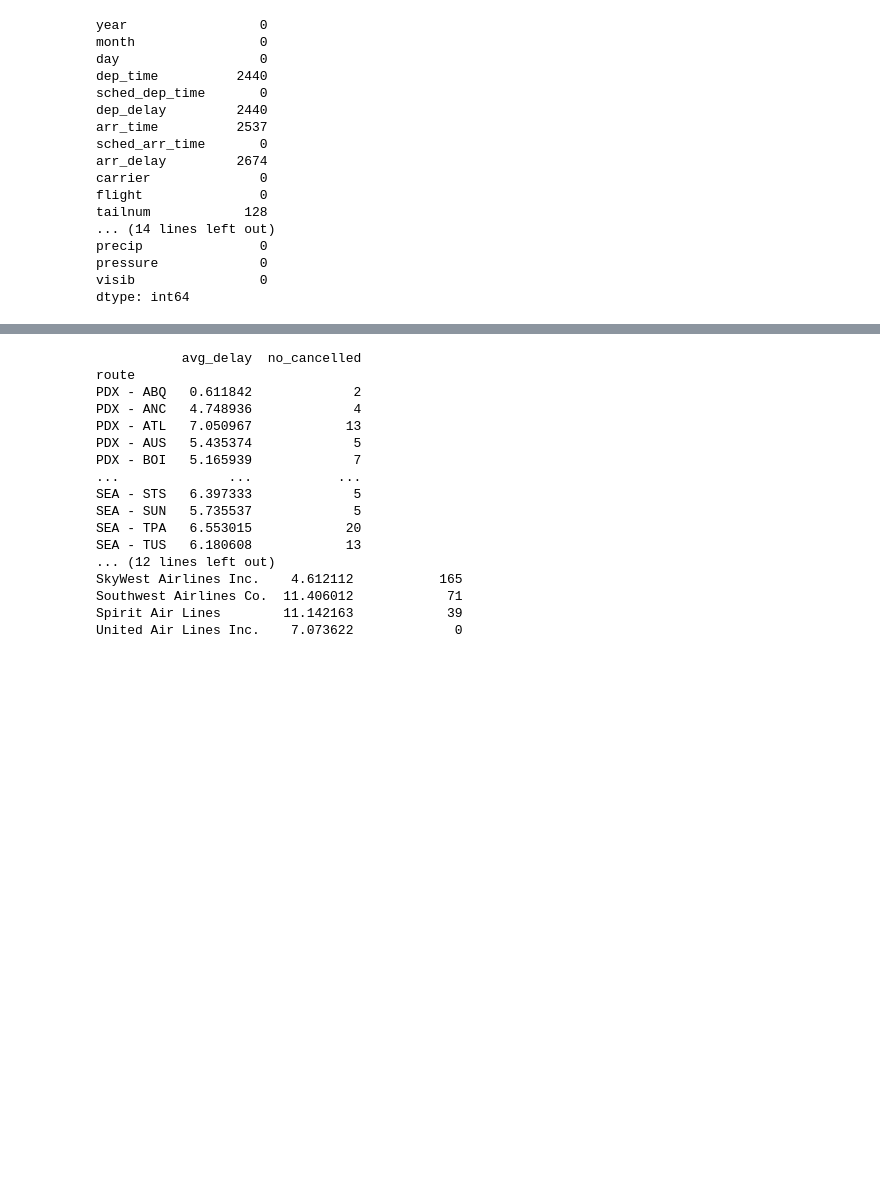
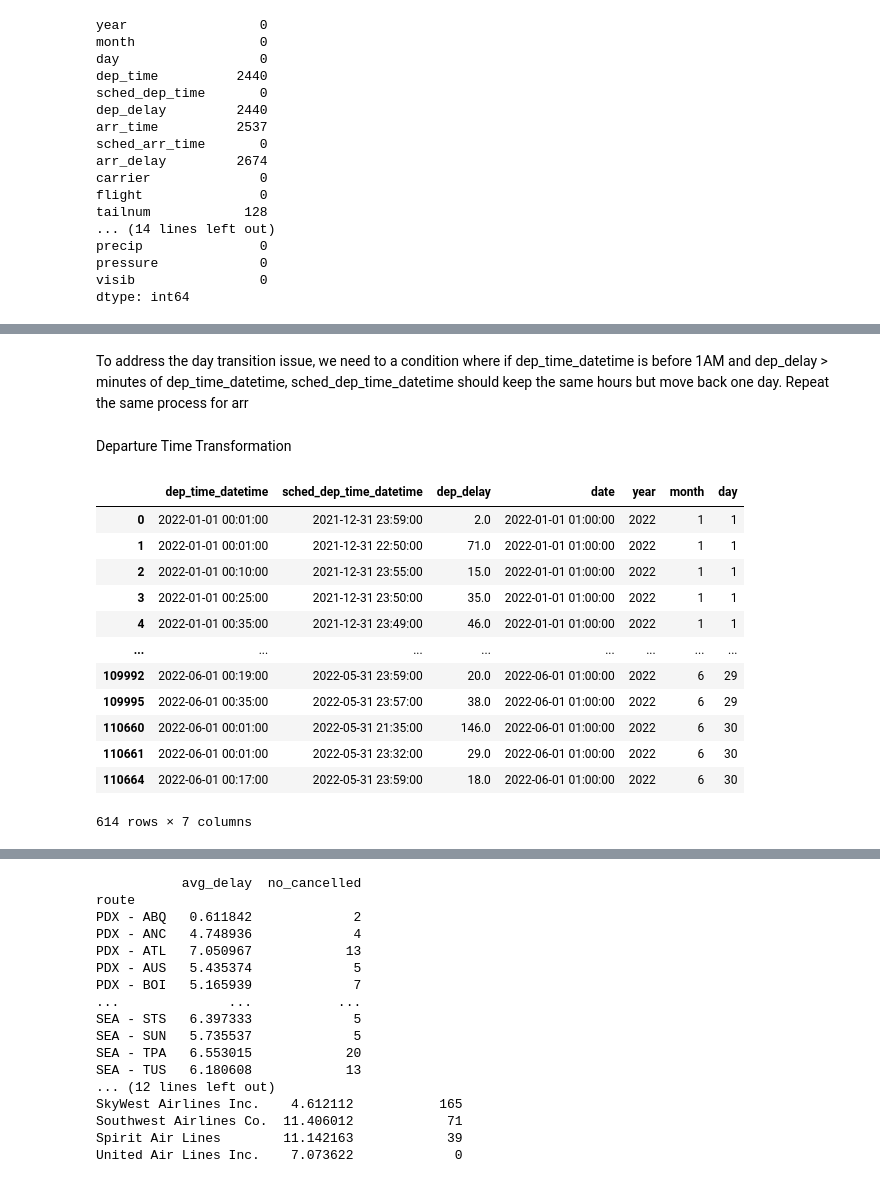
Before and after one commit to hdangle31/DS-Machine-Learning-Flights-2022, a Jupyter notebook: Flights_Project.ipynb, the cells around one changed output, grey strips where cells are left out. Drawn from its saved outputs; the diff is of its cells as text; code cells hidden in the pictures; blank space fills up the shorter version.

Commit message:
time transformation

```diff
--- a/Flights_Project.ipynb
+++ b/Flights_Project.ipynb
@@ -122,0 +331,2 @@ df
+# %% [markdown]
+To address the day transition issue, we need to a condition where if dep_time_datetime is before 1AM and dep_delay > minutes of dep_time_datetime, sched_dep_time_datetime should keep the same hours but move back one day. Repeat the same process for arr
@@ -122,0 +341,18 @@ df
+# %% [markdown]
+Departure Time Transformation
+# %%
+df[(df['dep_time_datetime'].dt.hour < 1) & (df['dep_delay'] > df['dep_time_datetime'].dt.minute)][['dep_time_datetime', 'sched_dep_time_datetime', 'dep_delay', 'date', 'year', 'month', 'day']]
+# %% [output]
+|  | dep_time_datetime | sched_dep_time_datetime | dep_delay | date | year | month | day |
+| 0 | 2022-01-01 00:01:00 | 2021-12-31 23:59:00 | 2.0 | 2022-01-01 01:00:00 | 2022 | 1 | 1 |
+| 1 | 2022-01-01 00:01:00 | 2021-12-31 22:50:00 | 71.0 | 2022-01-01 01:00:00 | 2022 | 1 | 1 |
+| 2 | 2022-01-01 00:10:00 | 2021-12-31 23:55:00 | 15.0 | 2022-01-01 01:00:00 | 2022 | 1 | 1 |
+| 3 | 2022-01-01 00:25:00 | 2021-12-31 23:50:00 | 35.0 | 2022-01-01 01:00:00 | 2022 | 1 | 1 |
+| 4 | 2022-01-01 00:35:00 | 2021-12-31 23:49:00 | 46.0 | 2022-01-01 01:00:00 | 2022 | 1 | 1 |
+| ... | ... | ... | ... | ... | ... | ... | ... |
+| 109992 | 2022-06-01 00:19:00 | 2022-05-31 23:59:00 | 20.0 | 2022-06-01 01:00:00 | 2022 | 6 | 29 |
+| 109995 | 2022-06-01 00:35:00 | 2022-05-31 23:57:00 | 38.0 | 2022-06-01 01:00:00 | 2022 | 6 | 29 |
+| 110660 | 2022-06-01 00:01:00 | 2022-05-31 21:35:00 | 146.0 | 2022-06-01 01:00:00 | 2022 | 6 | 30 |
+| 110661 | 2022-06-01 00:01:00 | 2022-05-31 23:32:00 | 29.0 | 2022-06-01 01:00:00 | 2022 | 6 | 30 |
+| 110664 | 2022-06-01 00:17:00 | 2022-05-31 23:59:00 | 18.0 | 2022-06-01 01:00:00 | 2022 | 6 | 30 |
+614 rows × 7 columns
```
Also changed, not shown: parts of 36 cells of this notebook.
